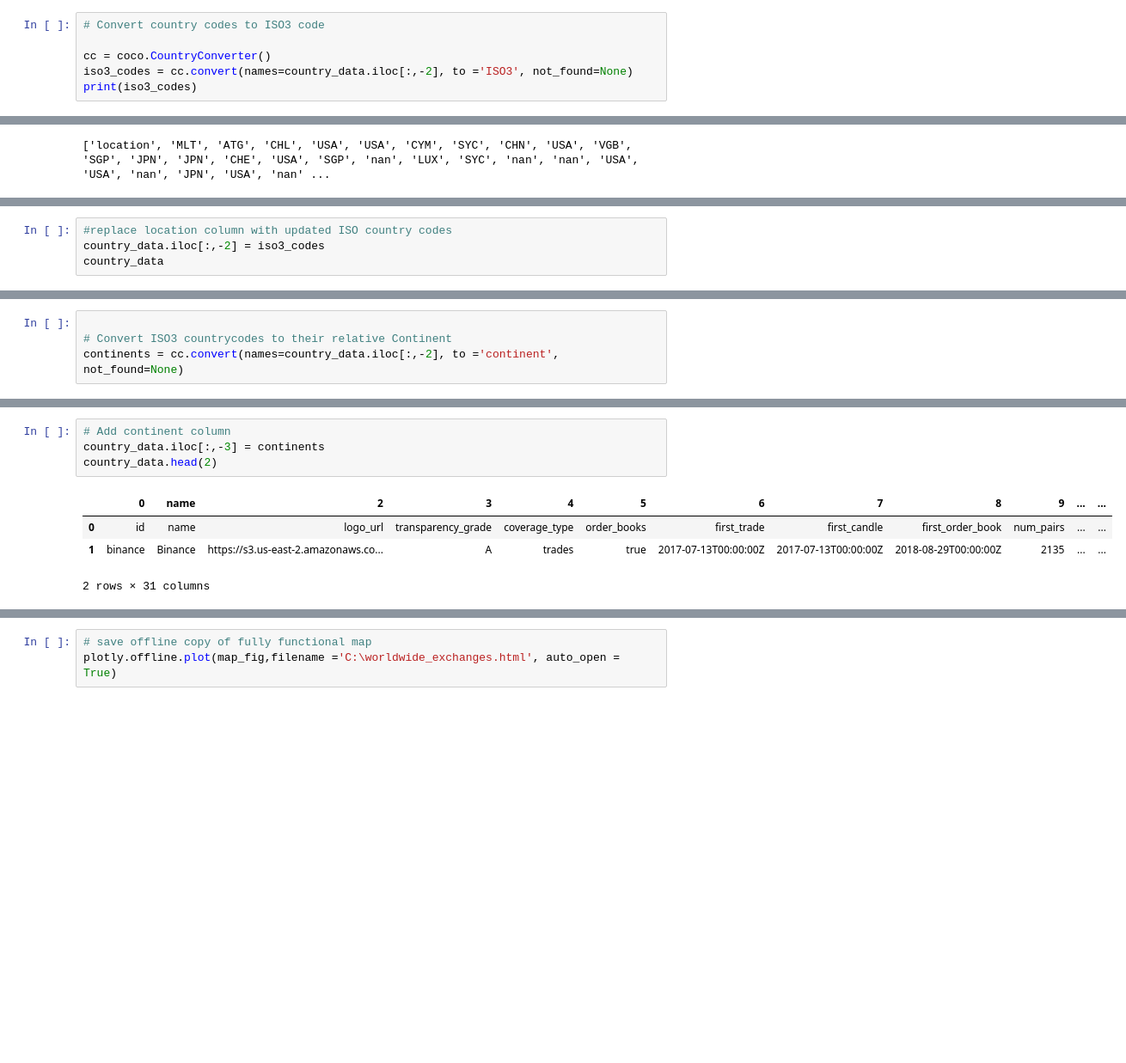
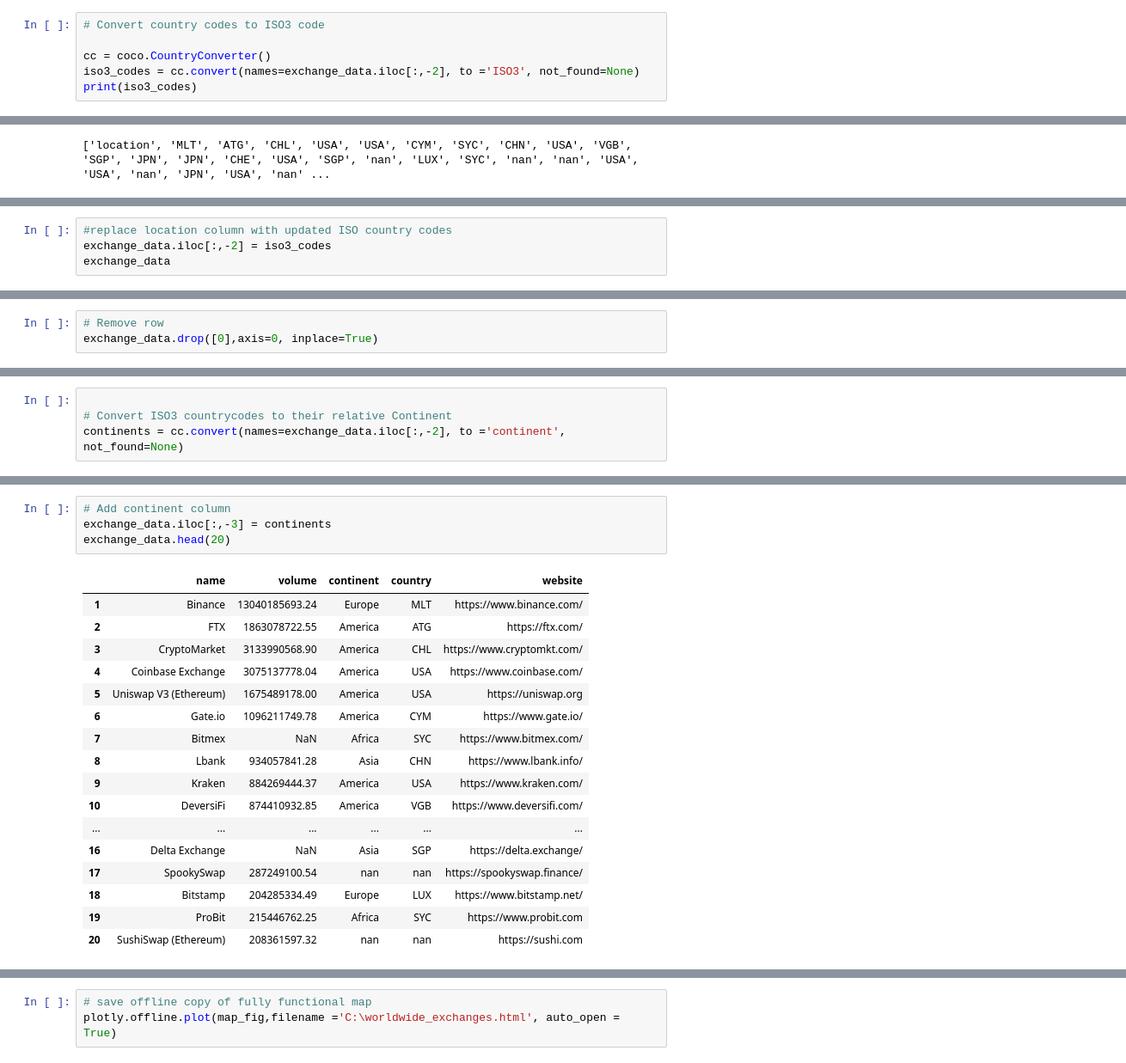
Before and after one commit to Hderek22/Fintech_Project_1, a Jupyter notebook: Project1_wip.ipynb, the cells around one changed output, grey strips where cells are left out. Shown at 86% size. Saved outputs shown, nothing was run; the diff lists cells and outputs as text; blank space fills up the shorter version.

```diff
--- a/Project1_wip.ipynb
+++ b/Project1_wip.ipynb
@@ -82,7 +87,7 @@ country_data.head()
 # Convert country codes to ISO3 code
 
 cc = coco.CountryConverter()
-iso3_codes = cc.convert(names=country_data.iloc[:,-2], to ='ISO3', not_found=None)
+iso3_codes = cc.convert(names=exchange_data.iloc[:,-2], to ='ISO3', not_found=None)
 print(iso3_codes)
 # %% [output]
 location not found in regex
@@ -106,5 +117,5 @@ nan not found in ISO3
 # %%
 #replace location column with updated ISO country codes
-country_data.iloc[:,-2] = iso3_codes
-country_data
+exchange_data.iloc[:,-2] = iso3_codes
+exchange_data
 # %% [output]
@@ -123,0 +135,3 @@ country_data
+# %%
+# Remove row
+exchange_data.drop([0],axis=0, inplace=True)
@@ -124,5 +158,5 @@ country_data
 # %%
 
 # Convert ISO3 countrycodes to their relative Continent
-continents = cc.convert(names=country_data.iloc[:,-2], to ='continent', not_found=None)
+continents = cc.convert(names=exchange_data.iloc[:,-2], to ='continent', not_found=None)
 # %% [output]
@@ -151,9 +185,22 @@ print(continents)
 # %%
 # Add continent column
-country_data.iloc[:,-3] = continents
-country_data.head(2)
+exchange_data.iloc[:,-3] = continents
+exchange_data.head(20)
 # %% [output]
-|  | 0 | name | 2 | 3 | 4 | 5 | 6 | 7 | 8 | 9 | ... | ... |
-| 0 | id | name | logo_url | transparency_grade | coverage_type | order_books | first_trade | first_candle | first_order_book | num_pairs | ... | ... |
-| 1 | binance | Binance | https://s3.us-east-2.amazonaws.co... | A | trades | true | 2017-07-13T00:00:00Z | 2017-07-13T00:00:00Z | 2018-08-29T00:00:00Z | 2135 | ... | ... |
+|  | name | volume | continent | country | website |
+| 1 | Binance | 13040185693.24 | Europe | MLT | https://www.binance.com/ |
+| 2 | FTX | 1863078722.55 | America | ATG | https://ftx.com/ |
+| 3 | CryptoMarket | 3133990568.90 | America | CHL | https://www.cryptomkt.com/ |
+| 4 | Coinbase Exchange | 3075137778.04 | America | USA | https://www.coinbase.com/ |
+| 5 | Uniswap V3 (Ethereum) | 1675489178.00 | America | USA | https://uniswap.org |
+| 6 | Gate.io | 1096211749.78 | America | CYM | https://www.gate.io/ |
+| 7 | Bitmex | NaN | Africa | SYC | https://www.bitmex.com/ |
+| 8 | Lbank | 934057841.28 | Asia | CHN | https://www.lbank.info/ |
+| 9 | Kraken | 884269444.37 | America | USA | https://www.kraken.com/ |
+| 10 | DeversiFi | 874410932.85 | America | VGB | https://www.deversifi.com/ |
+| ... | ... | ... | ... | ... | ... |
+| 16 | Delta Exchange | NaN | Asia | SGP | https://delta.exchange/ |
+| 17 | SpookySwap | 287249100.54 | nan | nan | https://spookyswap.finance/ |
+| 18 | Bitstamp | 204285334.49 | Europe | LUX | https://www.bitstamp.net/ |
+| 19 | ProBit | 215446762.25 | Africa | SYC | https://www.probit.com |
+| 20 | SushiSwap (Ethereum) | 208361597.32 | nan | nan | https://sushi.com |
-2 rows × 31 columns
```
Also changed, not shown: parts of 14 cells of this notebook, 3 other files.
